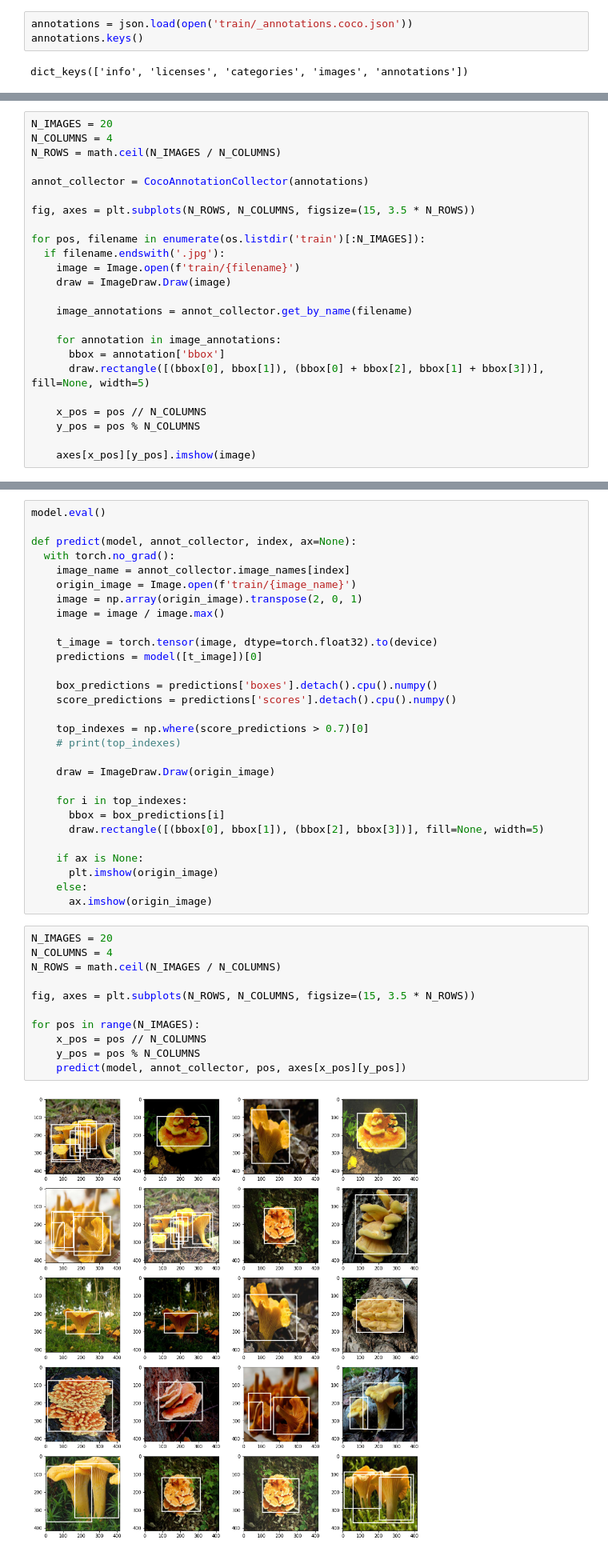
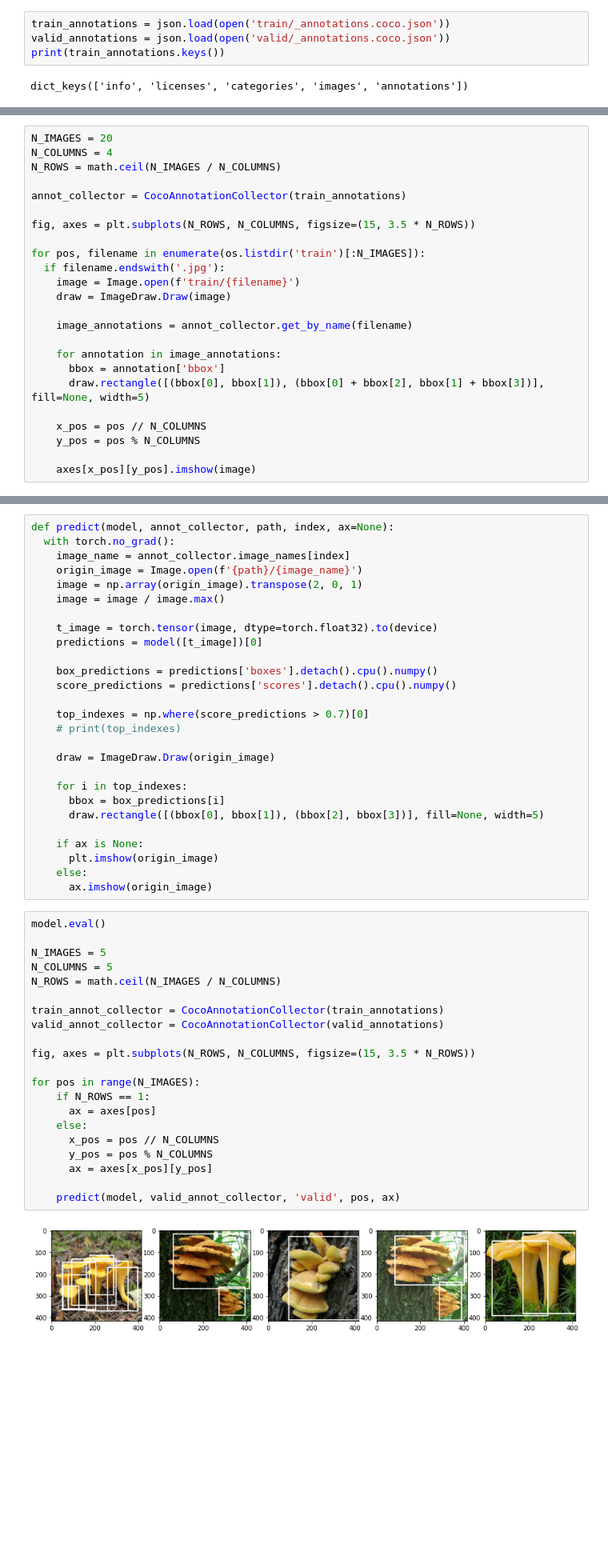
Before and after one commit to ivanmarkov97/computer-vision, a Jupyter notebook: cv_object_detection.ipynb, the cells around one changed output, grey strips where cells are left out. Shown at 80% size. Cells and saved outputs as stored; diff of their text form; blank space fills up the shorter version.

Commit message:
Added valid dataset

```diff
--- a/cv_object_detection.ipynb
+++ b/cv_object_detection.ipynb
@@ -25,8 +26,9 @@ from matplotlib import pyplot as plt
 with zipfile.ZipFile('North American Mushrooms.v1-416x416.coco.zip', 'r') as f:
     f.extractall('.')
 # %%
-annotations = json.load(open('train/_annotations.coco.json'))
-annotations.keys()
+train_annotations = json.load(open('train/_annotations.coco.json'))
+valid_annotations = json.load(open('valid/_annotations.coco.json'))
+print(train_annotations.keys())
 # %% [output]
 dict_keys(['info', 'licenses', 'categories', 'images', 'annotations'])
 # %%
@@ -82,7 +84,7 @@ N_IMAGES = 20
 N_COLUMNS = 4
 N_ROWS = math.ceil(N_IMAGES / N_COLUMNS)
 
-annot_collector = CocoAnnotationCollector(annotations)
+annot_collector = CocoAnnotationCollector(train_annotations)
 
 fig, axes = plt.subplots(N_ROWS, N_COLUMNS, figsize=(15, 3.5 * N_ROWS))
 
@@ -229,10 +254,8 @@ epoch: 10, loss: 0.3113866936076771
 # %%
-model.eval()
-
-def predict(model, annot_collector, index, ax=None):
+def predict(model, annot_collector, path, index, ax=None):
   with torch.no_grad():
     image_name = annot_collector.image_names[index]
-    origin_image = Image.open(f'train/{image_name}')
+    origin_image = Image.open(f'{path}/{image_name}')
     image = np.array(origin_image).transpose(2, 0, 1)
     image = image / image.max()
 
@@ -256,15 +279,25 @@ def predict(model, annot_collector, index, ax=None):
     else:
       ax.imshow(origin_image)
 # %%
-N_IMAGES = 20
-N_COLUMNS = 4
+model.eval()
+
+N_IMAGES = 5
+N_COLUMNS = 5
 N_ROWS = math.ceil(N_IMAGES / N_COLUMNS)
+
+train_annot_collector = CocoAnnotationCollector(train_annotations)
+valid_annot_collector = CocoAnnotationCollector(valid_annotations)
 
 fig, axes = plt.subplots(N_ROWS, N_COLUMNS, figsize=(15, 3.5 * N_ROWS))
 
 for pos in range(N_IMAGES):
-    x_pos = pos // N_COLUMNS
-    y_pos = pos % N_COLUMNS
-    predict(model, annot_collector, pos, axes[x_pos][y_pos])
+    if N_ROWS == 1:
+      ax = axes[pos]
+    else:
+      x_pos = pos // N_COLUMNS
+      y_pos = pos % N_COLUMNS
+      ax = axes[x_pos][y_pos]
+
+    predict(model, valid_annot_collector, 'valid', pos, ax)
 # %% [output]
-[figure, old version]
+[figure, new version]
```
Also changed, not shown: parts of 5 cells of this notebook.
